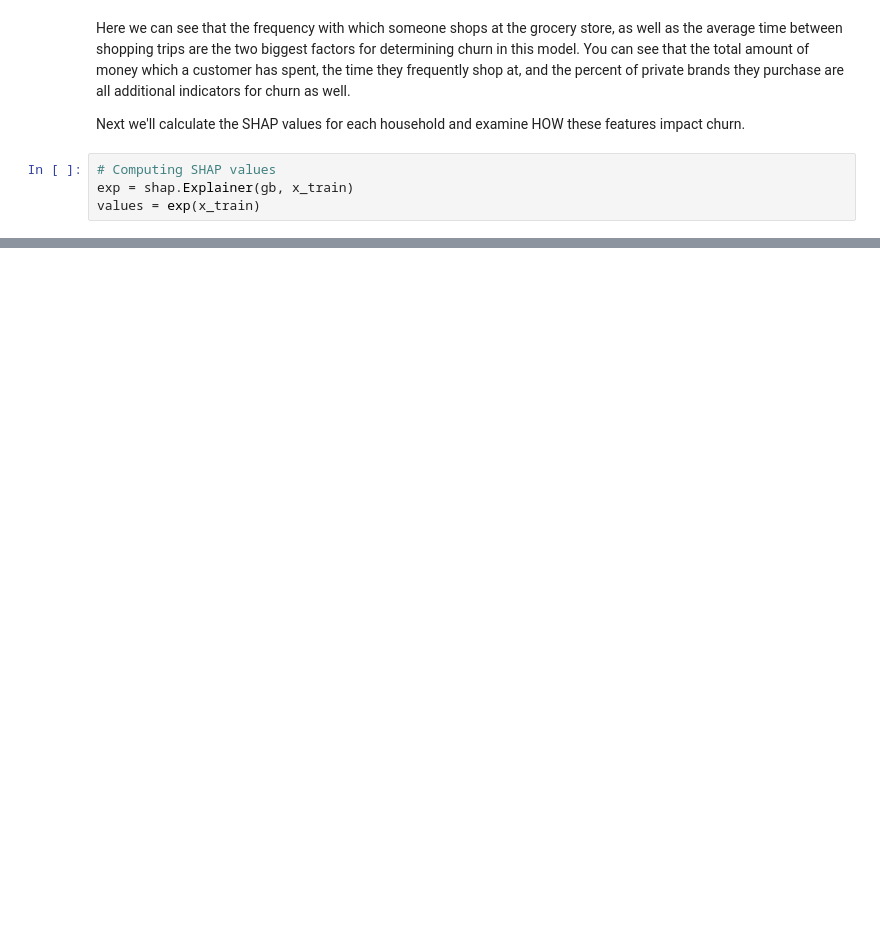
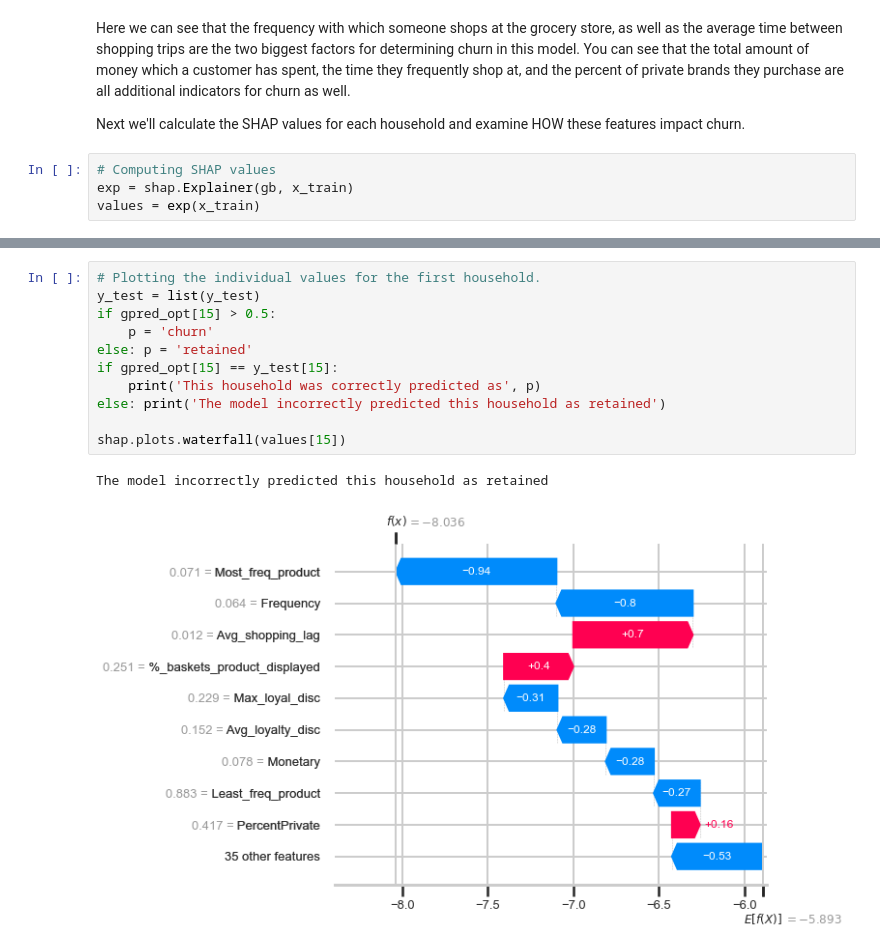
Before and after one commit to NickD-Dean/Springboard, a Jupyter notebook: Capstone Project 3/Code/Churn Prediction & Analysis.ipynb, the cells around one changed output, grey strips where cells are left out. Saved outputs shown, nothing was run; the diff lists cells and outputs as text; blank space fills up the shorter version.

```diff
--- a/Capstone Project 3/Code/Churn Prediction & Analysis.ipynb
+++ b/Capstone Project 3/Code/Churn Prediction & Analysis.ipynb
@@ -413,0 +426,14 @@ shap.plots.beeswarm(values)
+# %%
+# Plotting the individual values for the first household.
+y_test = list(y_test)
+if gpred_opt[15] > 0.5:
+    p = 'churn'
+else: p = 'retained'
+if gpred_opt[15] == y_test[15]:
+    print('This household was correctly predicted as', p)
+else: print('The model incorrectly predicted this household as retained')
+
+shap.plots.waterfall(values[15])
+# %% [output]
+The model incorrectly predicted this household as retained
+[figure, added]
```
Also changed, not shown: parts of 13 cells of this notebook.
